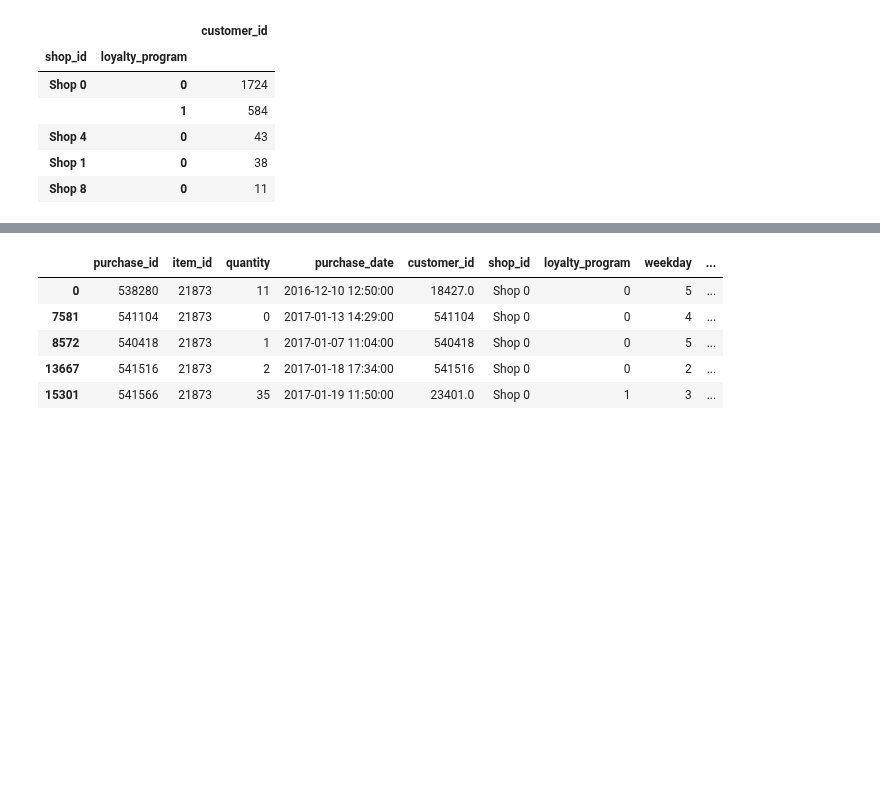
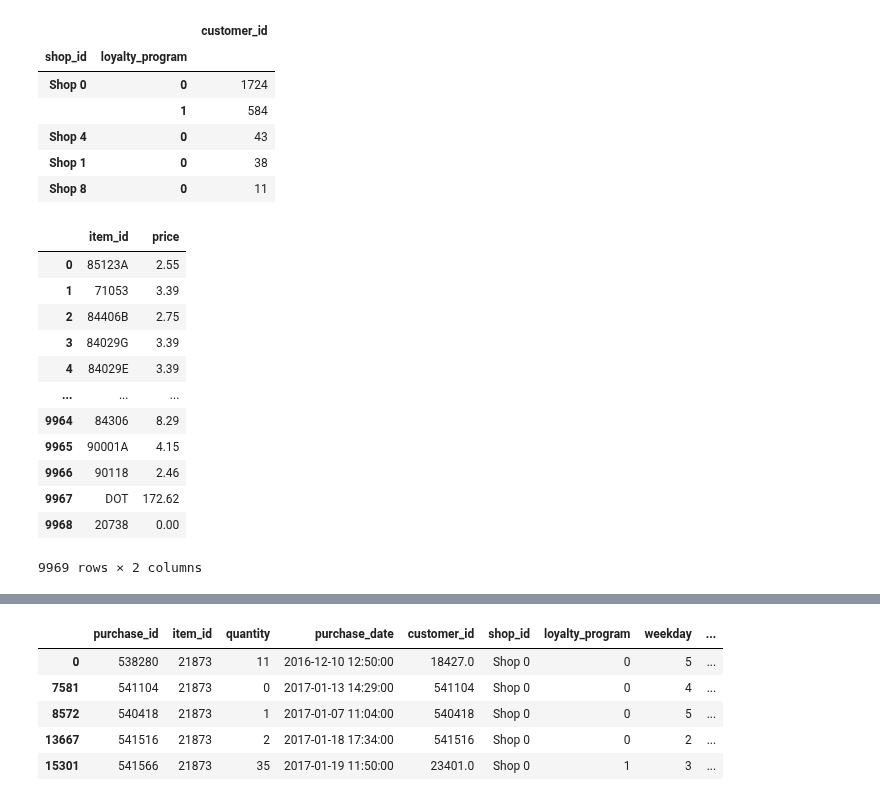
Before and after one commit to akirionenko/senior_progect, a Jupyter notebook: senior_project_1.ipynb, the cells around one changed output, grey strips where cells are left out. Drawn from its saved outputs; the diff is of its cells as text; code cells hidden in the pictures; blank space fills up the shorter version.

```diff
--- a/senior_project_1.ipynb
+++ b/senior_project_1.ipynb
@@ -272,3 +272,19 @@ retail.groupby(['shop_id', 'loyalty_program']).agg({'customer_id':'nunique'}).so
 | Shop 4 | 0 | 43 |
 | Shop 1 | 0 | 38 |
 | Shop 8 | 0 | 11 |
+# %%
+product
+# %% [output]
+|  | item_id | price |
+| 0 | 85123A | 2.55 |
+| 1 | 71053 | 3.39 |
+| 2 | 84406B | 2.75 |
+| 3 | 84029G | 3.39 |
+| 4 | 84029E | 3.39 |
+| ... | ... | ... |
+| 9964 | 84306 | 8.29 |
+| 9965 | 90001A | 4.15 |
+| 9966 | 90118 | 2.46 |
+| 9967 | DOT | 172.62 |
+| 9968 | 20738 | 0.00 |
+9969 rows × 2 columns
```
Also changed, not shown: parts of 8 cells of this notebook.
